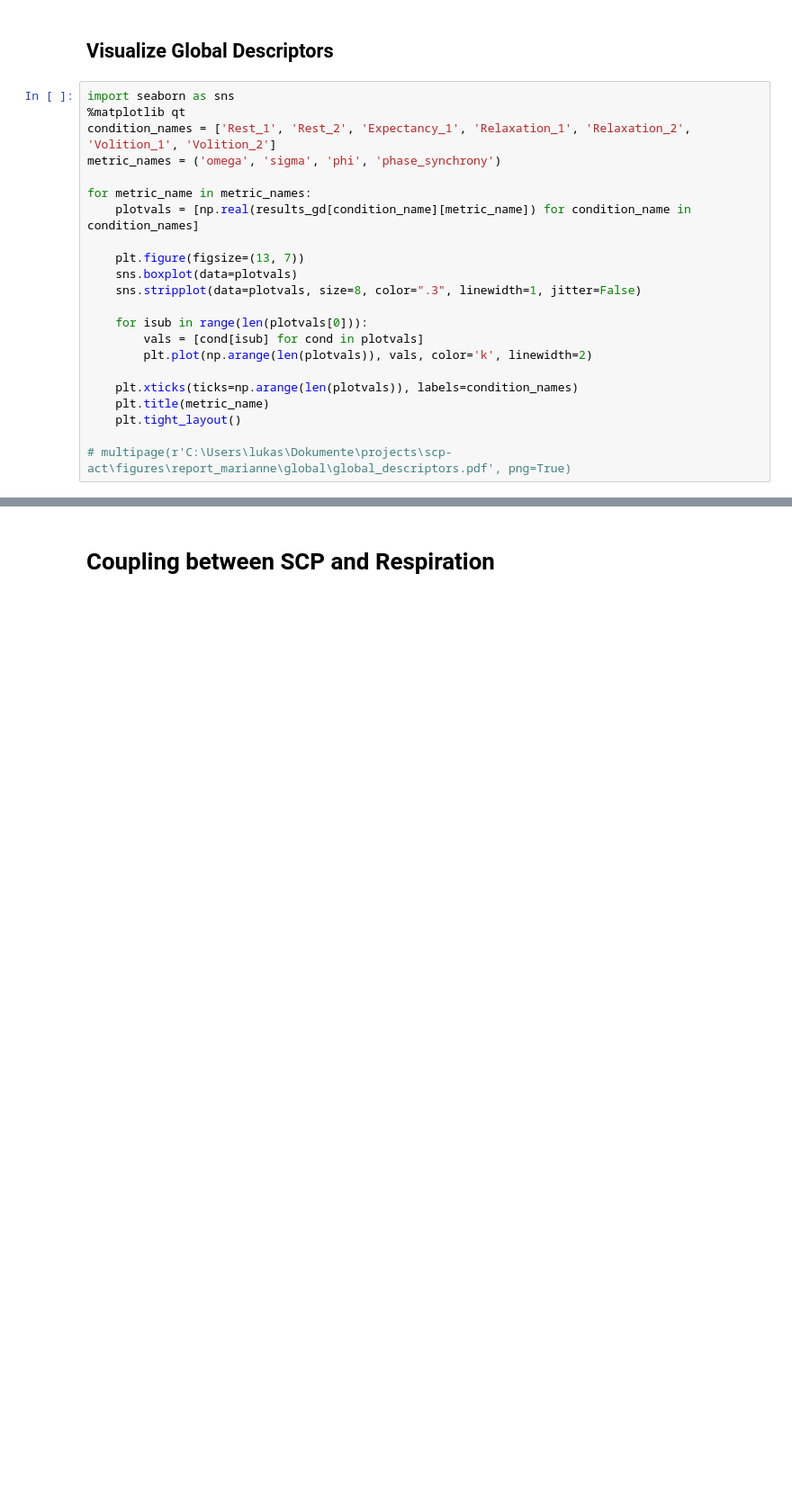
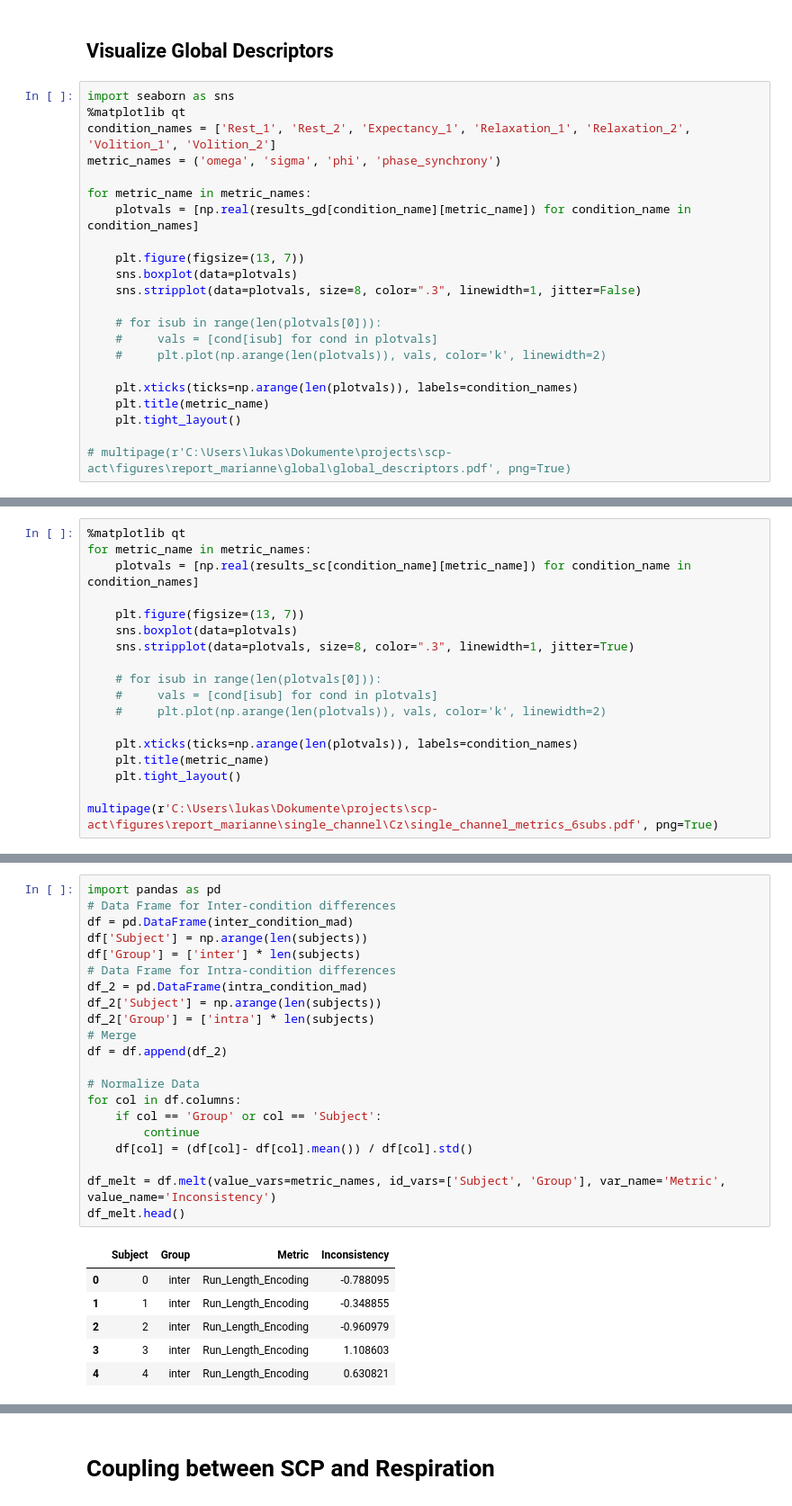
Before and after one commit to LukeTheHecker/SCP-ACT, a Jupyter notebook: data_analysis/notebooks/main_lukas.ipynb, the cells around one changed output, grey strips where cells are left out. Shown: that part at 90% size. Cells and saved outputs as stored; diff of their text form; blank space fills up the shorter version.

```diff
--- a/data_analysis/notebooks/main_lukas.ipynb
+++ b/data_analysis/notebooks/main_lukas.ipynb
@@ -148,9 +133,9 @@ for metric_name in metric_names:
     sns.boxplot(data=plotvals)
     sns.stripplot(data=plotvals, size=8, color=".3", linewidth=1, jitter=False)
 
-    for isub in range(len(plotvals[0])):
-        vals = [cond[isub] for cond in plotvals]
-        plt.plot(np.arange(len(plotvals)), vals, color='k', linewidth=2)
+    # for isub in range(len(plotvals[0])):
+    #     vals = [cond[isub] for cond in plotvals]
+    #     plt.plot(np.arange(len(plotvals)), vals, color='k', linewidth=2)
 
     plt.xticks(ticks=np.arange(len(plotvals)), labels=condition_names)
     plt.title(metric_name)
@@ -190,3 +175,21 @@ Relaxation_1
 Relaxation_2
 Volition_1
 Volition_2
+# %%
+%matplotlib qt
+for metric_name in metric_names:
+    plotvals = [np.real(results_sc[condition_name][metric_name]) for condition_name in condition_names]
+
+    plt.figure(figsize=(13, 7))
+    sns.boxplot(data=plotvals)
+    sns.stripplot(data=plotvals, size=8, color=".3", linewidth=1, jitter=True)
+
+    # for isub in range(len(plotvals[0])):
+    #     vals = [cond[isub] for cond in plotvals]
+    #     plt.plot(np.arange(len(plotvals)), vals, color='k', linewidth=2)
+
+    plt.xticks(ticks=np.arange(len(plotvals)), labels=condition_names)
+    plt.title(metric_name)
+    plt.tight_layout()
+
+multipage(r'C:\Users\lukas\Dokumente\projects\scp-act\figures\report_marianne\single_channel\Cz\single_channel_metrics_6subs.pdf', png=True)
@@ -192,0 +249,28 @@ Volition_2
+# %%
+import pandas as pd
+# Data Frame for Inter-condition differences
+df = pd.DataFrame(inter_condition_mad)
+df['Subject'] = np.arange(len(subjects))
+df['Group'] = ['inter'] * len(subjects)
+# Data Frame for Intra-condition differences
+df_2 = pd.DataFrame(intra_condition_mad)
+df_2['Subject'] = np.arange(len(subjects))
+df_2['Group'] = ['intra'] * len(subjects)
+# Merge
+df = df.append(df_2)
+
+# Normalize Data
+for col in df.columns:
+    if col == 'Group' or col == 'Subject':
+        continue
+    df[col] = (df[col]- df[col].mean()) / df[col].std()
+
+df_melt = df.melt(value_vars=metric_names, id_vars=['Subject', 'Group'], var_name='Metric', value_name='Inconsistency')
+df_melt.head()
+# %% [output]
+|  | Subject | Group | Metric | Inconsistency |
+| 0 | 0 | inter | Run_Length_Encoding | -0.788095 |
+| 1 | 1 | inter | Run_Length_Encoding | -0.348855 |
+| 2 | 2 | inter | Run_Length_Encoding | -0.960979 |
+| 3 | 3 | inter | Run_Length_Encoding | 1.108603 |
+| 4 | 4 | inter | Run_Length_Encoding | 0.630821 |
```
Also changed, not shown: parts of 21 cells of this notebook, 2 other files.
